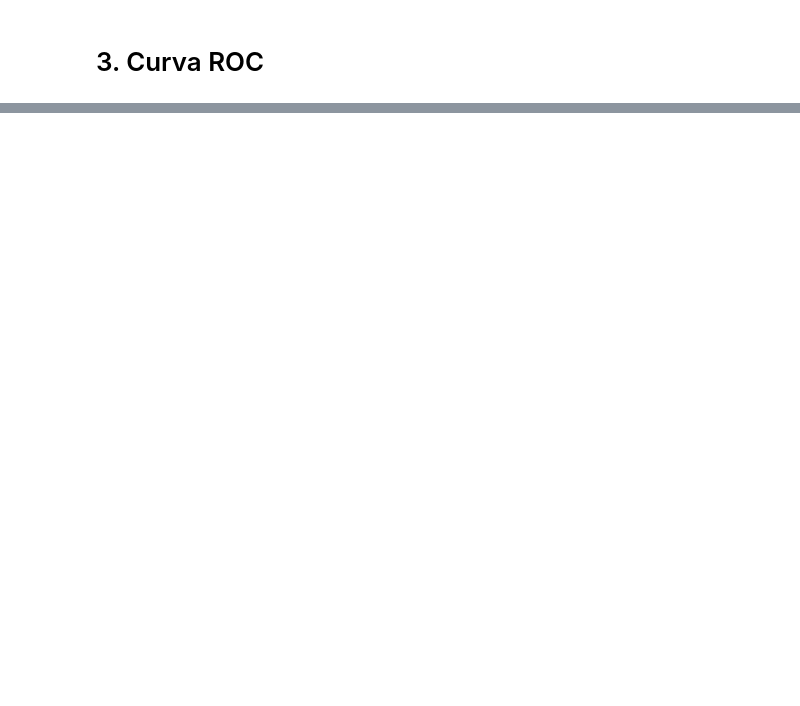
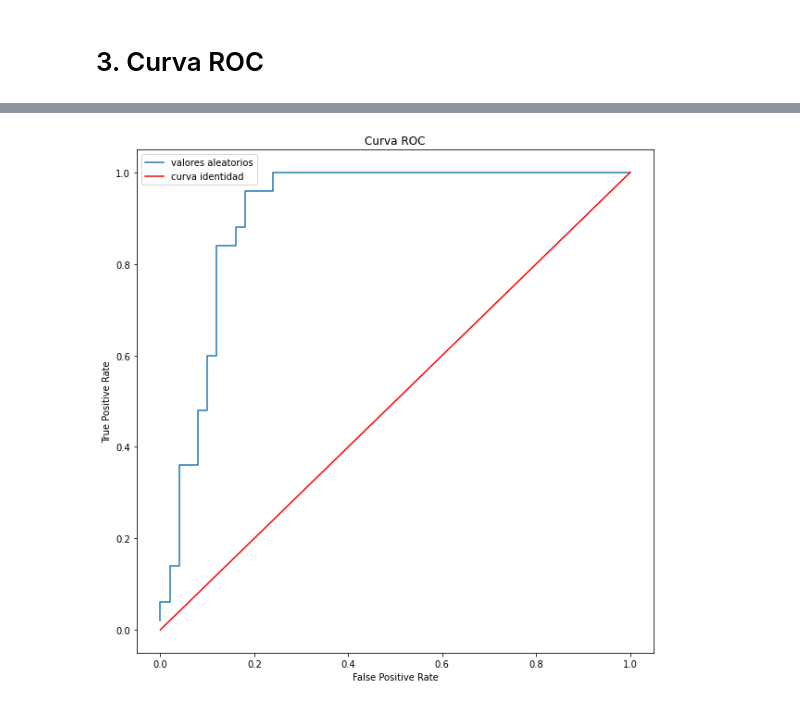
Before and after one commit to nicolassalomon96/aprendizaje_maquina_UNS, a Jupyter notebook: TP2/Ejercicio_2.ipynb, the cells around one changed output, grey strips where cells are left out. Cells and saved outputs as stored; diff of their text form; code cells hidden in the pictures; blank space fills up the shorter version.

```diff
--- a/TP2/Ejercicio_2.ipynb
+++ b/TP2/Ejercicio_2.ipynb
@@ -84,0 +71,35 @@ Para graficar la curva ROC vamos a suponer que los valores correctos son los val
+# %%
+def get_tpr_fpr(df):
+
+  ROC_df = df.copy()
+  TP = 0
+  FP = 0
+  TPR = []
+  FPR = []
+  a_count = a_b_df.value_counts(subset=['Etiqueta'])[0] #cantidad de elementos con etiqueta A (TP)
+  b_count = a_b_df.value_counts(subset=['Etiqueta'])[1] #cantidad de elementos con etiqueta B (FP)
+
+  for i in range(len(ROC_df)):
+    if ROC_df.iloc[i]['Etiqueta'] == 'A':
+      TP += 1
+    else:
+      FP += 1
+
+    TPR.append(TP/(a_count))
+    FPR.append(FP/(b_count))
+
+  return np.asarray(TPR), np.asarray(FPR)
+# %%
+TPR, FPR = get_tpr_fpr(a_b_df)
+
+plt.figure(figsize=(10.0,10.0))
+plt.plot(FPR,TPR, label='valores aleatorios')
+x = np.arange(0,1.1,0.1)
+plt.plot(x,x,color='red', label='curva identidad')
+plt.title("Curva ROC")
+plt.xlabel("False Positive Rate")
+plt.ylabel("True Positive Rate")
+plt.legend()
+plt.show()
+# %% [output]
+[figure, added]
```
Also changed, not shown: parts of 9 cells of this notebook.
